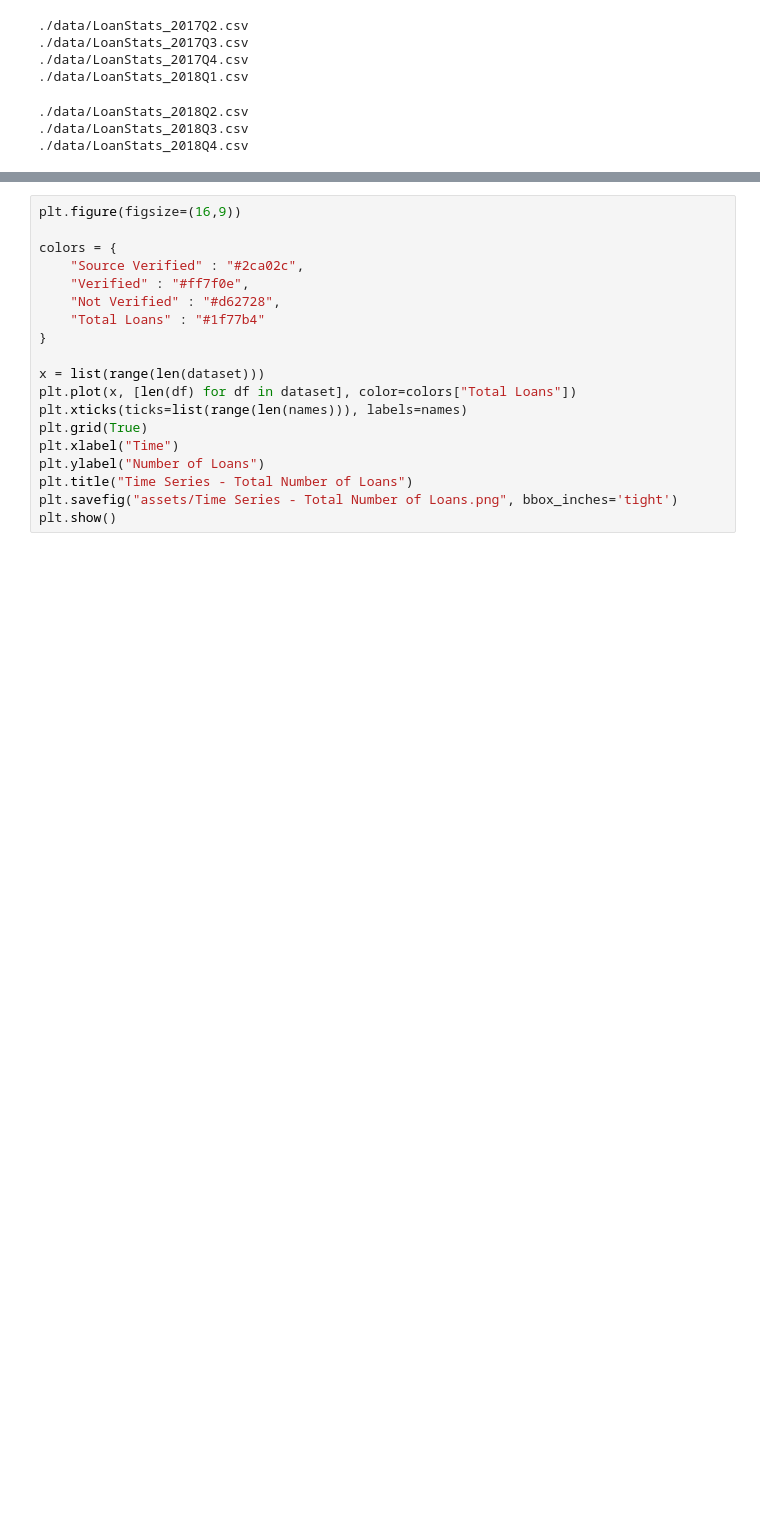
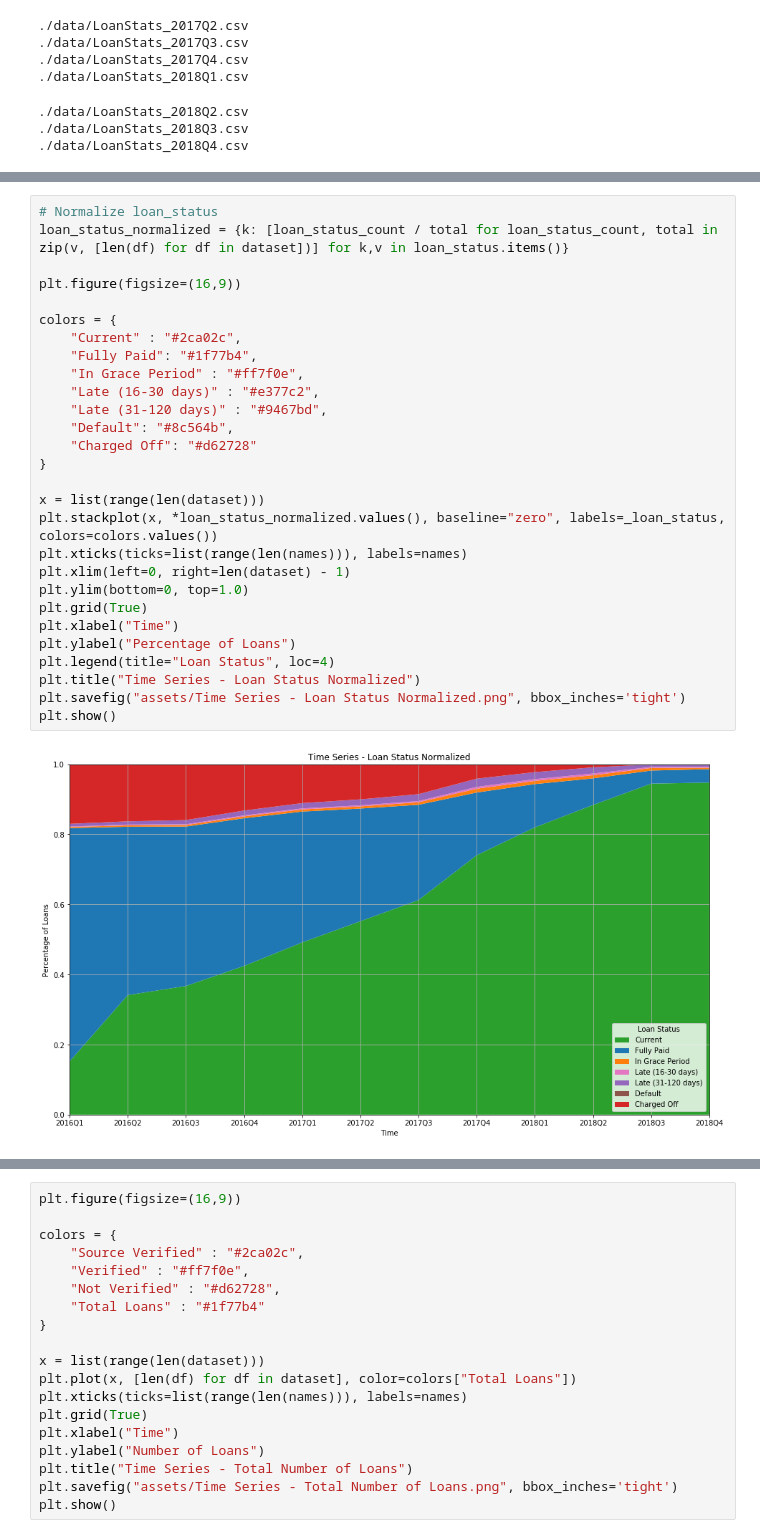
Before and after one commit to juszhan/LendingClub-Profitability, a Jupyter notebook: lendingclub_time_series_analysis.ipynb, the cells around one changed output, grey strips where cells are left out. Saved outputs shown, nothing was run; the diff lists cells and outputs as text; blank space fills up the shorter version.

```diff
--- a/lendingclub_time_series_analysis.ipynb
+++ b/lendingclub_time_series_analysis.ipynb
@@ -46,0 +70,30 @@ Name: loan_status, dtype: int64
+# %%
+# Normalize loan_status
+loan_status_normalized = {k: [loan_status_count / total for loan_status_count, total in zip(v, [len(df) for df in dataset])] for k,v in loan_status.items()}
+
+plt.figure(figsize=(16,9))
+
+colors = {
+    "Current" : "#2ca02c",
+    "Fully Paid": "#1f77b4",
+    "In Grace Period" : "#ff7f0e",
+    "Late (16-30 days)" : "#e377c2",
+    "Late (31-120 days)" : "#9467bd",
+    "Default": "#8c564b",
+    "Charged Off": "#d62728"
+}
+
+x = list(range(len(dataset)))
+plt.stackplot(x, *loan_status_normalized.values(), baseline="zero", labels=_loan_status, colors=colors.values())
+plt.xticks(ticks=list(range(len(names))), labels=names)
+plt.xlim(left=0, right=len(dataset) - 1)
+plt.ylim(bottom=0, top=1.0)
+plt.grid(True)
+plt.xlabel("Time")
+plt.ylabel("Percentage of Loans")
+plt.legend(title="Loan Status", loc=4)
+plt.title("Time Series - Loan Status Normalized")
+plt.savefig("assets/Time Series - Loan Status Normalized.png", bbox_inches='tight')
+plt.show()
+# %% [output]
+[figure, added]
```
Also changed, not shown: parts of 6 cells of this notebook, 5 other files.
